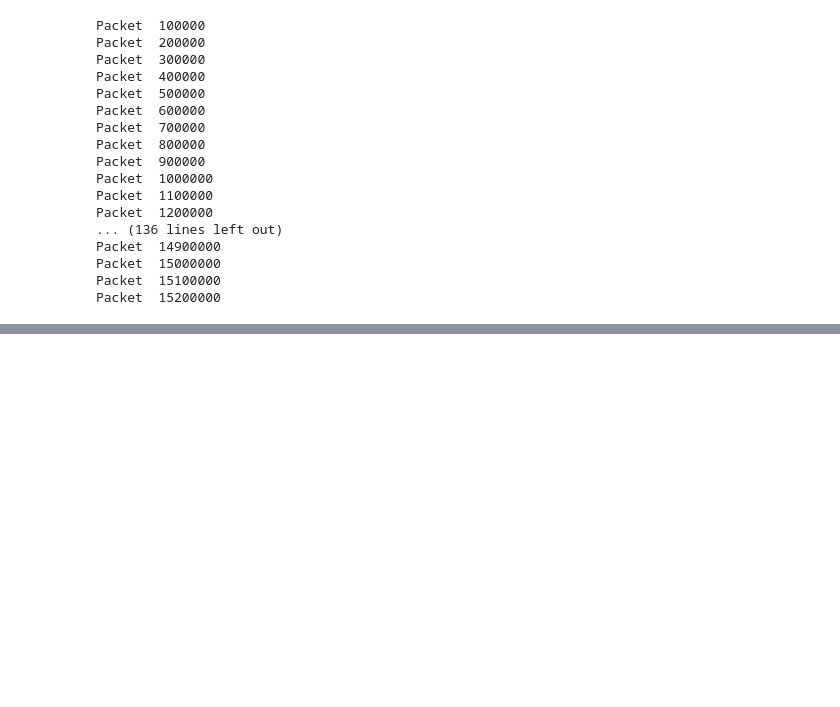
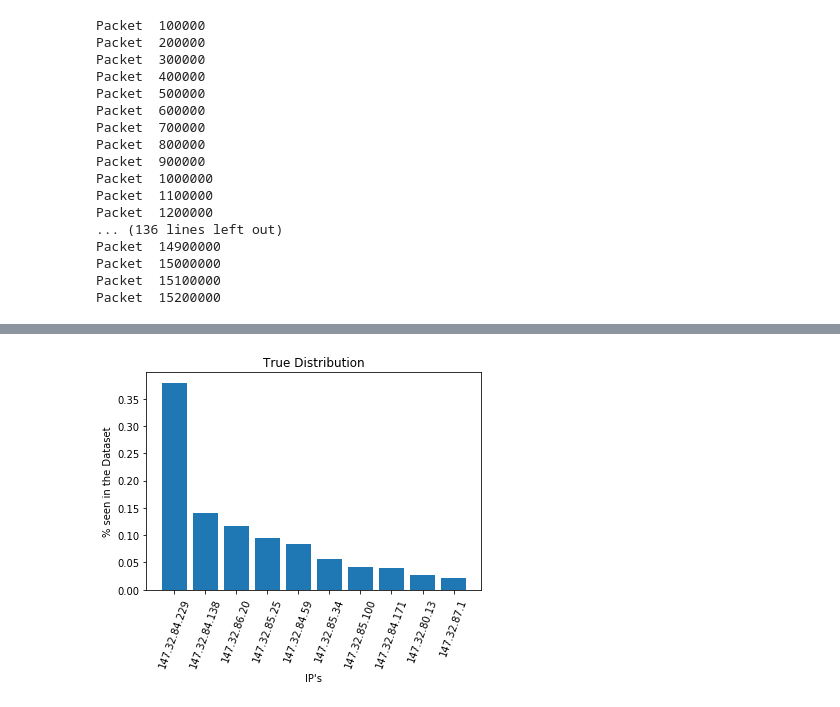
Before and after one commit to PedroCaldeira/CDA2018_G35, a Jupyter notebook: 3rd assignment/minwise_sampling.ipynb, the cells around one changed output, grey strips where cells are left out. Cells and saved outputs as stored; diff of their text form; code cells hidden in the pictures; blank space fills up the shorter version.

```diff
--- a/3rd assignment/minwise_sampling.ipynb
+++ b/3rd assignment/minwise_sampling.ipynb
@@ -190,0 +161,3 @@ Packet  15200000
+# %%
+trueValues = Counter(trueCounter).most_common()[:10]
+trueValues
@@ -190,0 +185,2 @@ Packet  15200000
+# %%
+trueCountDist = get_dist_values(trueValues)
@@ -190,0 +197,10 @@ Packet  15200000
+# %%
+plt.bar(range(len(trueCountDist)), [val[1] for val in trueCountDist], align='center')
+plt.xticks(range(len(trueCountDist)), [val[0] for val in trueCountDist])
+plt.xticks(rotation=70)
+plt.xlabel("IP's")
+plt.ylabel("% seen in the Dataset")
+plt.title("True Distribution")
+plt.show()
+# %% [output]
+[figure, added]
```
Also changed, not shown: parts of 37 cells of this notebook, 1 other file.
